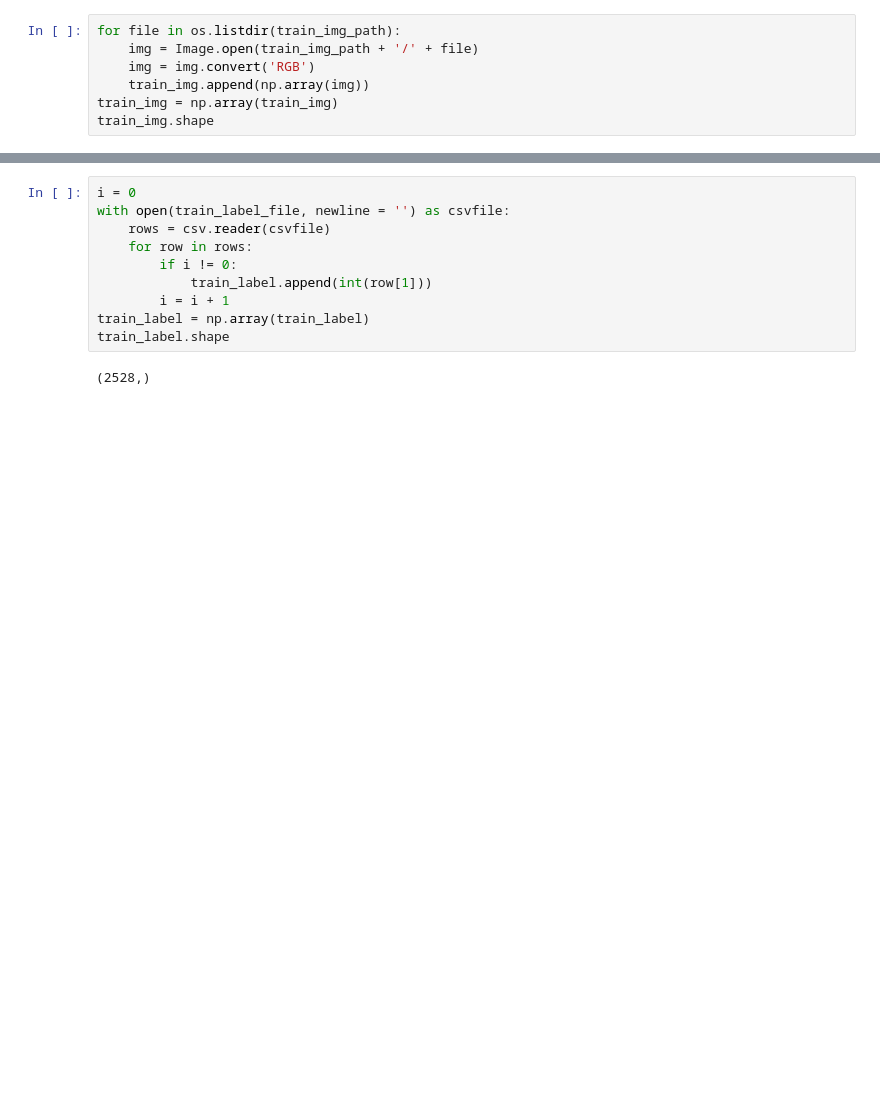
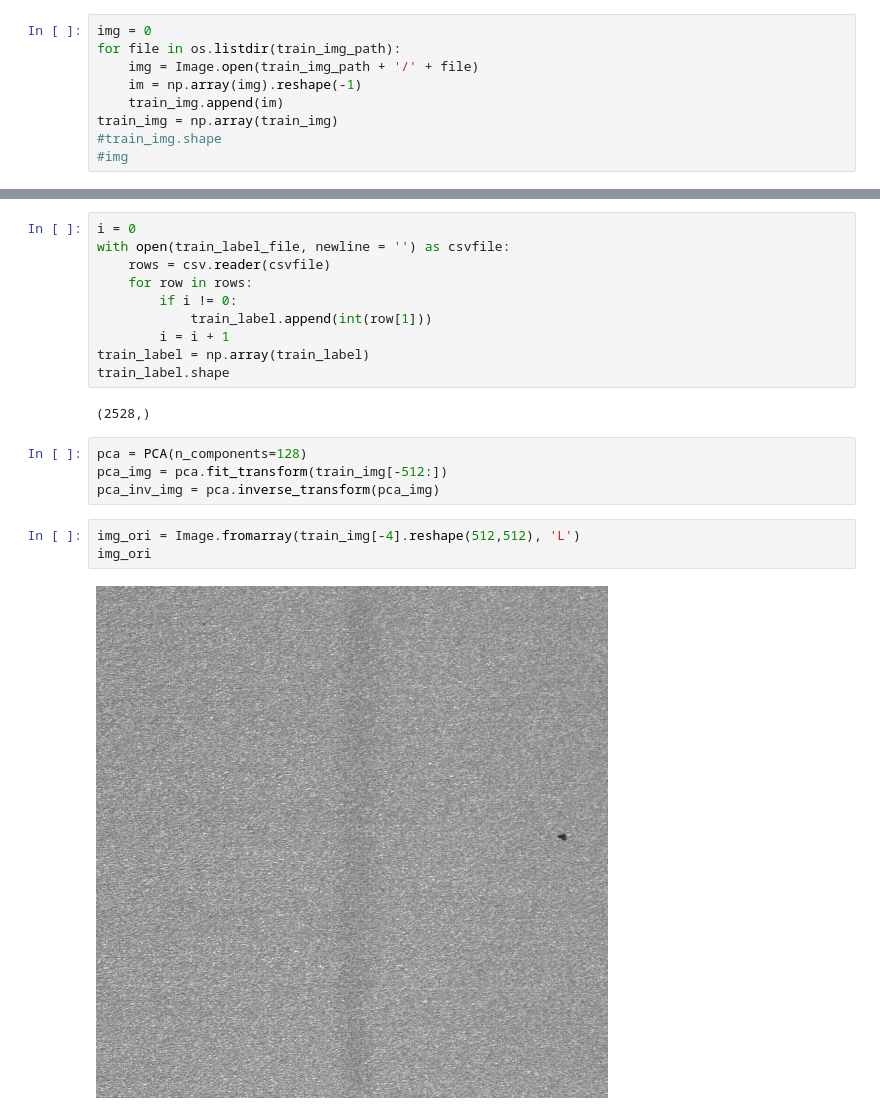
Before and after one commit to kevin879275/AOI_DETECT, a Jupyter notebook: AOI/aoi.ipynb, the cells around one changed output, grey strips where cells are left out. Drawn from its saved outputs; the diff is of its cells as text; blank space fills up the shorter version.

```diff
--- a/AOI/aoi.ipynb
+++ b/AOI/aoi.ipynb
@@ -12,9 +13,11 @@ test_label_file = 'test.csv'
 train_img = []
 train_label = []
 # %%
+img = 0
 for file in os.listdir(train_img_path):
     img = Image.open(train_img_path + '/' + file)
-    img = img.convert('RGB')
-    train_img.append(np.array(img))
+    im = np.array(img).reshape(-1)
+    train_img.append(im)
 train_img = np.array(train_img)
-train_img.shape
+#train_img.shape
+#img
@@ -32,3 +33,12 @@ train_label = np.array(train_label)
 train_label.shape
 # %% [output]
 (2528,)
+# %%
+pca = PCA(n_components=128)
+pca_img = pca.fit_transform(train_img[-512:])
+pca_inv_img = pca.inverse_transform(pca_img)
+# %%
+img_ori = Image.fromarray(train_img[-4].reshape(512,512), 'L')
+img_ori
+# %% [output]
+[figure, added]
```
Also changed, not shown: parts of 4 cells of this notebook, 3 other files.
